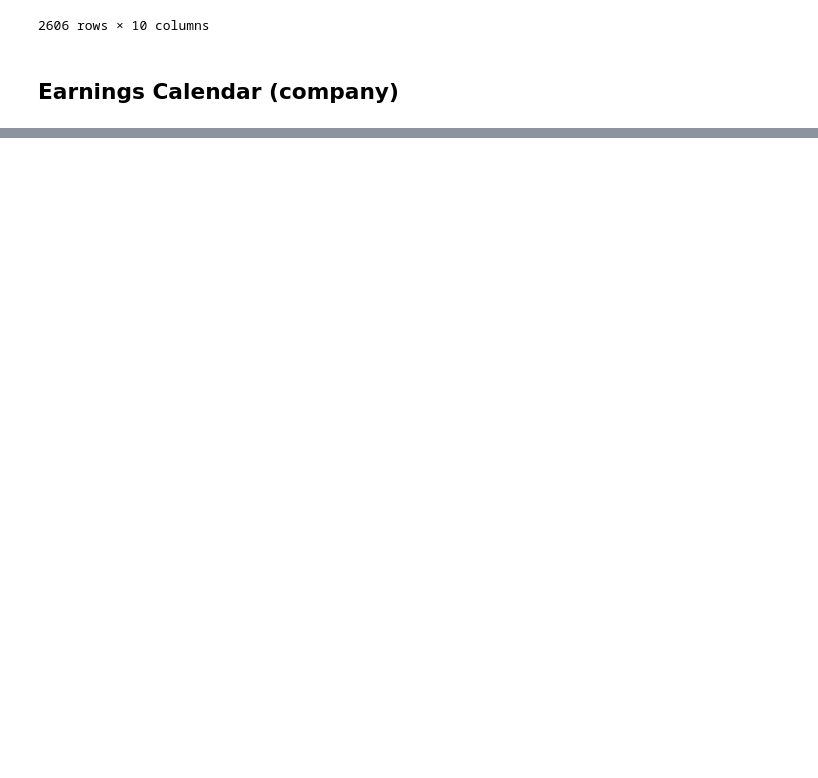
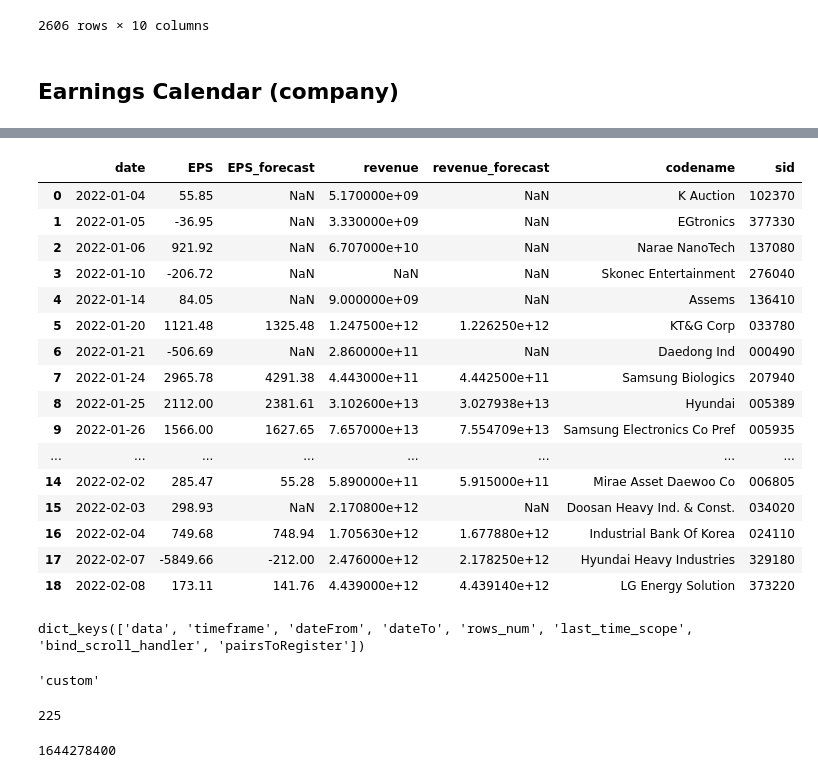
Before and after one commit to jaepil-choi/korquanttools, a Jupyter notebook: notebooks/get_economiccalendar.ipynb, the cells around one changed output, grey strips where cells are left out. Saved outputs shown, nothing was run; the diff lists cells and outputs as text; code cells hidden in the pictures; blank space fills up the shorter version.

```diff
--- a/notebooks/get_economiccalendar.ipynb
+++ b/notebooks/get_economiccalendar.ipynb
@@ -245,0 +273,37 @@ earnings_calendar_df.to_pickle(f'earnings_calendar_20140101-20220530.pickle')
+# %%
+start = '2022-01-01'
+end = '2022-05-30'
+# %%
+dl = fetcher.get_data(2022, 2022, additional_from_to_list=[(start, end)])
+# %%
+df = pd.DataFrame(dl)
+
+df.loc[:, 'date'] = df.loc[:, 'date'].apply(fetcher.parse_date)
+df.loc[:, 'codename'] = df.loc[:, 'company'].apply(lambda x: fetcher.parse_company(x)[0])
+df.loc[:, 'sid'] = df.loc[:, 'company'].apply(lambda x: fetcher.parse_company(x)[1])
+df.loc[:, 'EPS'] = df.loc[:, 'EPS'].apply(fetcher.parse_value)
+df.loc[:, 'EPS_forecast'] = df.loc[:, 'EPS_forecast'].apply(fetcher.parse_value)
+df.loc[:, 'revenue'] = df.loc[:, 'revenue'].apply(fetcher.parse_value)
+df.loc[:, 'revenue_forecast'] = df.loc[:, 'revenue_forecast'].apply(fetcher.parse_value)
+
+df.drop('company', axis=1, inplace=True)
+# %%
+df
+# %% [output]
+|  | date | EPS | EPS_forecast | revenue | revenue_forecast | codename | sid |
+| 0 | 2022-01-04 | 55.85 | NaN | 5.170000e+09 | NaN | K Auction | 102370 |
+| 1 | 2022-01-05 | -36.95 | NaN | 3.330000e+09 | NaN | EGtronics | 377330 |
+| 2 | 2022-01-06 | 921.92 | NaN | 6.707000e+10 | NaN | Narae NanoTech | 137080 |
+| 3 | 2022-01-10 | -206.72 | NaN | NaN | NaN | Skonec Entertainment | 276040 |
+| 4 | 2022-01-14 | 84.05 | NaN | 9.000000e+09 | NaN | Assems | 136410 |
+| 5 | 2022-01-20 | 1121.48 | 1325.48 | 1.247500e+12 | 1.226250e+12 | KT&G Corp | 033780 |
+| 6 | 2022-01-21 | -506.69 | NaN | 2.860000e+11 | NaN | Daedong Ind | 000490 |
+| 7 | 2022-01-24 | 2965.78 | 4291.38 | 4.443000e+11 | 4.442500e+11 | Samsung Biologics | 207940 |
+| 8 | 2022-01-25 | 2112.00 | 2381.61 | 3.102600e+13 | 3.027938e+13 | Hyundai | 005389 |
+| 9 | 2022-01-26 | 1566.00 | 1627.65 | 7.657000e+13 | 7.554709e+13 | Samsung Electronics Co Pref | 005935 |
+| ... | ... | ... | ... | ... | ... | ... | ... |
+| 14 | 2022-02-02 | 285.47 | 55.28 | 5.890000e+11 | 5.915000e+11 | Mirae Asset Daewoo Co | 006805 |
+| 15 | 2022-02-03 | 298.93 | NaN | 2.170800e+12 | NaN | Doosan Heavy Ind. & Const. | 034020 |
+| 16 | 2022-02-04 | 749.68 | 748.94 | 1.705630e+12 | 1.677880e+12 | Industrial Bank Of Korea | 024110 |
+| 17 | 2022-02-07 | -5849.66 | -212.00 | 2.476000e+12 | 2.178250e+12 | Hyundai Heavy Industries | 329180 |
+| 18 | 2022-02-08 | 173.11 | 141.76 | 4.439000e+12 | 4.439140e+12 | LG Energy Solution | 373220 |
@@ -245,0 +312,17 @@ earnings_calendar_df.to_pickle(f'earnings_calendar_20140101-20220530.pickle')
+# %%
+res_json = res.json()
+res_json.keys()
+# %% [output]
+dict_keys(['data', 'timeframe', 'dateFrom', 'dateTo', 'rows_num', 'last_time_scope', 'bind_scroll_handler', 'pairsToRegister'])
+# %%
+res_json['timeframe']
+# %% [output]
+'custom'
+# %%
+res_json['rows_num']
+# %% [output]
+225
+# %%
+res_json['last_time_scope']
+# %% [output]
+1644278400
```
Also changed, not shown: parts of 13 cells of this notebook.
